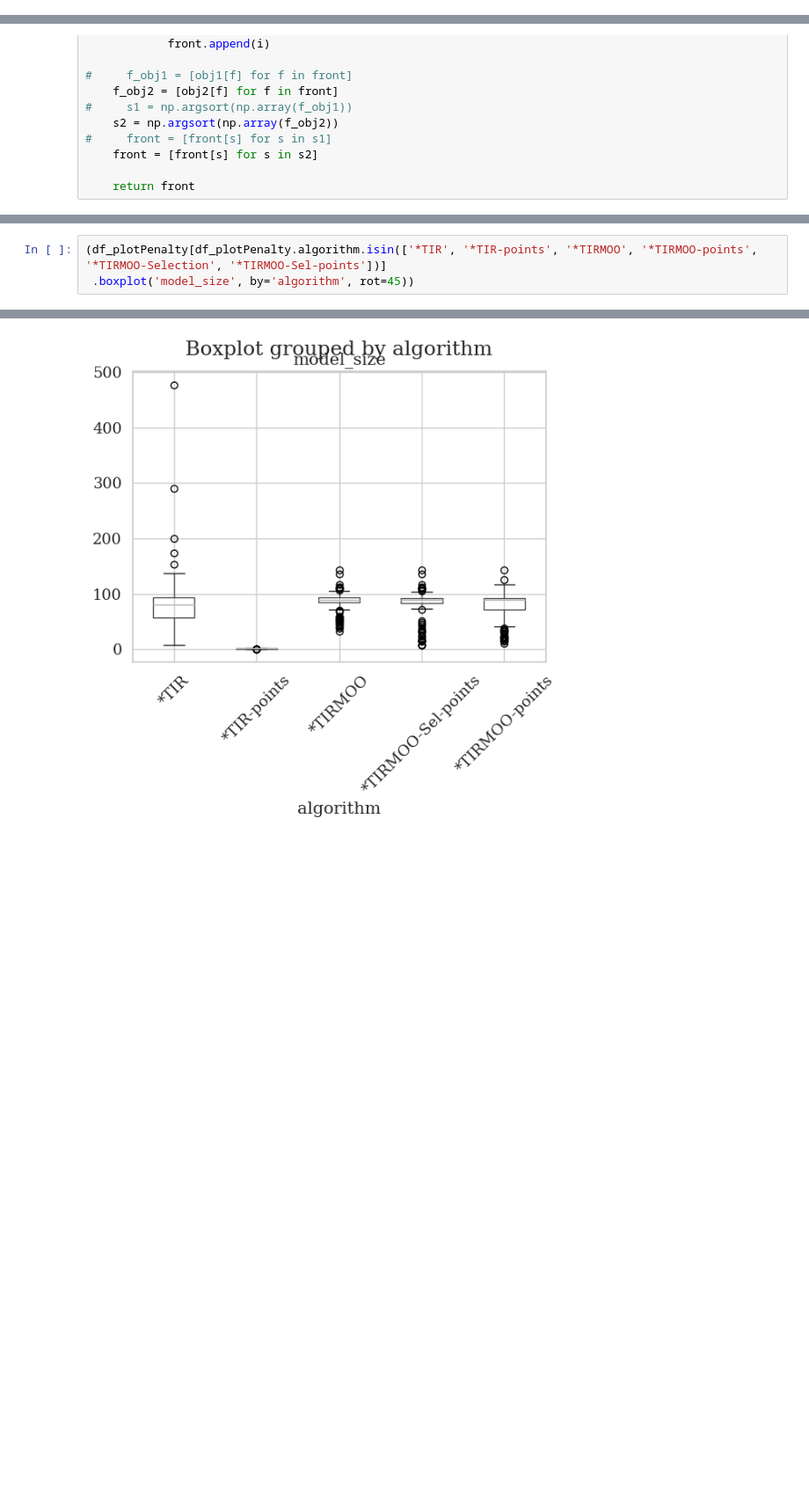
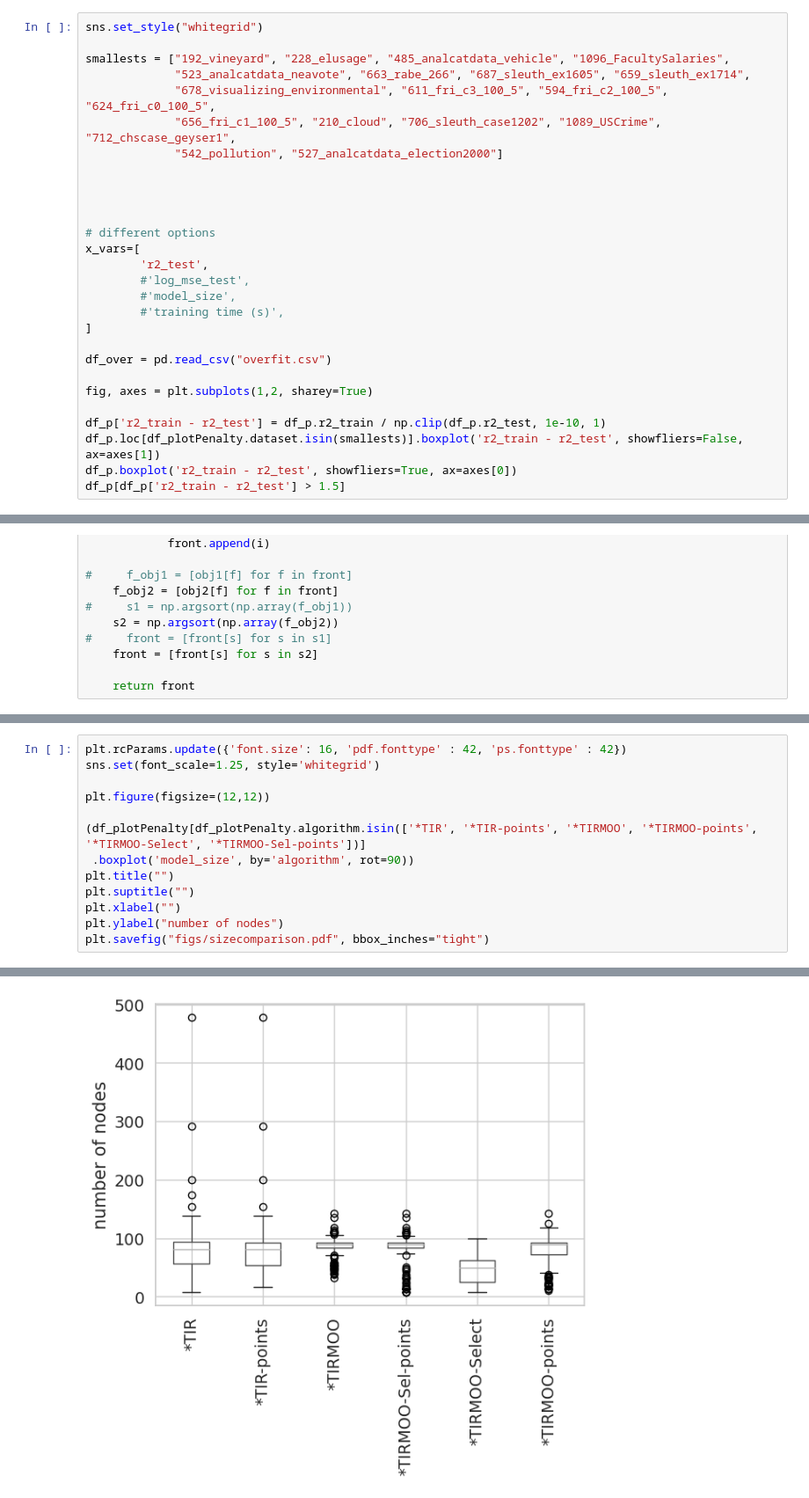
Before and after one commit to folivetti/tir, a Jupyter notebook: papers/GPEM/Results-TIRMOO.ipynb, the cells around one changed output, grey strips where cells are left out. Shown at 88% size. Saved outputs shown, nothing was run; the diff lists cells and outputs as text; blank space fills up the shorter version.

```diff
--- a/papers/GPEM/Results-TIRMOO.ipynb
+++ b/papers/GPEM/Results-TIRMOO.ipynb
@@ -281,0 +284,28 @@ plt.savefig(f"figs/{fname}_points_results.pdf", bbox_inches='tight')
+# %%
+sns.set_style("whitegrid")
+
+smallests = ["192_vineyard", "228_elusage", "485_analcatdata_vehicle", "1096_FacultySalaries",
+             "523_analcatdata_neavote", "663_rabe_266", "687_sleuth_ex1605", "659_sleuth_ex1714",
+             "678_visualizing_environmental", "611_fri_c3_100_5", "594_fri_c2_100_5", "624_fri_c0_100_5",
+             "656_fri_c1_100_5", "210_cloud", "706_sleuth_case1202", "1089_USCrime", "712_chscase_geyser1",
+             "542_pollution", "527_analcatdata_election2000"]
+
+
+
+
+# different options
+x_vars=[
+        'r2_test',
+        #'log_mse_test',
+        #'model_size',
+        #'training time (s)',
+]
+
+df_over = pd.read_csv("overfit.csv")
+
+fig, axes = plt.subplots(1,2, sharey=True)
+
+df_p['r2_train - r2_test'] = df_p.r2_train / np.clip(df_p.r2_test, 1e-10, 1)
+df_p.loc[df_plotPenalty.dataset.isin(smallests)].boxplot('r2_train - r2_test', showfliers=False, ax=axes[1])
+df_p.boxplot('r2_train - r2_test', showfliers=True, ax=axes[0])
+df_p[df_p['r2_train - r2_test'] > 1.5]
@@ -457,4 +540,14 @@ plt.savefig('figs/hist5points.pdf', bbox_inches="tight")
 # %%
-(df_plotPenalty[df_plotPenalty.algorithm.isin(['*TIR', '*TIR-points', '*TIRMOO', '*TIRMOO-points', '*TIRMOO-Selection', '*TIRMOO-Sel-points'])]
- .boxplot('model_size', by='algorithm', rot=45))
+plt.rcParams.update({'font.size': 16, 'pdf.fonttype' : 42, 'ps.fonttype' : 42})
+sns.set(font_scale=1.25, style='whitegrid')
+
+plt.figure(figsize=(12,12))
+
+(df_plotPenalty[df_plotPenalty.algorithm.isin(['*TIR', '*TIR-points', '*TIRMOO', '*TIRMOO-points', '*TIRMOO-Select', '*TIRMOO-Sel-points'])]
+ .boxplot('model_size', by='algorithm', rot=90))
+plt.title("")
+plt.suptitle("")
+plt.xlabel("")
+plt.ylabel("number of nodes")
+plt.savefig("figs/sizecomparison.pdf", bbox_inches="tight")
 # %% [output]
@@ -462,2 +555,2 @@ plt.savefig('figs/hist5points.pdf', bbox_inches="tight")
-[figure, old version]
+[figure, new version]
 # %%
```
Also changed, not shown: parts of 21 cells of this notebook, 39 other files.
